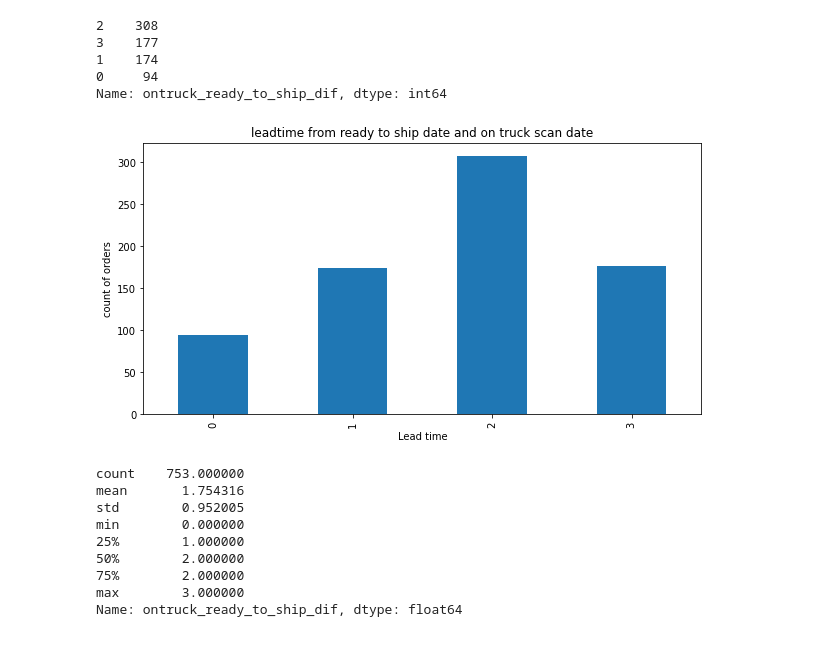
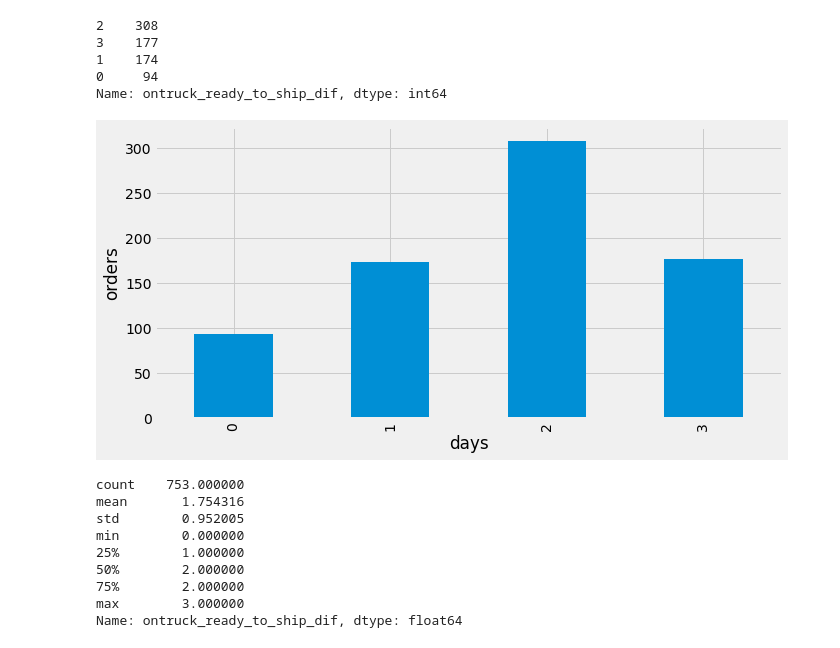
Before and after one commit to linapg/analysis_order_process_muesli_company, a Jupyter notebook: muesli_project.ipynb, the cells around one changed output. Cells and saved outputs as stored; diff of their text form; code cells hidden in the pictures.

```diff
--- a/muesli_project.ipynb
+++ b/muesli_project.ipynb
@@ -8,6 +8,7 @@ import statsmodels.api as sm
 # hides warning messages
 import warnings
 warnings.filterwarnings("ignore")
+plt.style.use('fivethirtyeight')
 # %%
 #read data
 orders = pd.read_excel('data/muesli_raw_data.xlsx', header=1) #Sonia needs to change the path
@@ -425,18 +438,17 @@ Name: ontruck_ready_to_ship_dif, dtype: int64
 # %%
 # plotting leadtime from ready to ship date to on truck scan date
 fig, ax = plt.subplots(figsize=(10,5))
 (
     df3
     .groupby('ontruck_ready_to_ship_dif')
     .count()['order_id']
     .plot.bar()
+
 )
-ax.set_title('leadtime from ready to ship date and on truck scan date')
-
-ax.set_xlabel('Lead time');
-ax.set_ylabel('count of orders');
+ax.set_xlabel('days');
+ax.set_ylabel('orders');
 # %% [output]
-[figure, old version]
+[figure, new version]
 # %%
 #we have less data here.
 ## according to campany estimation it should take 3 days at the worth case.
```
Also changed, not shown: parts of 5 cells of this notebook.
